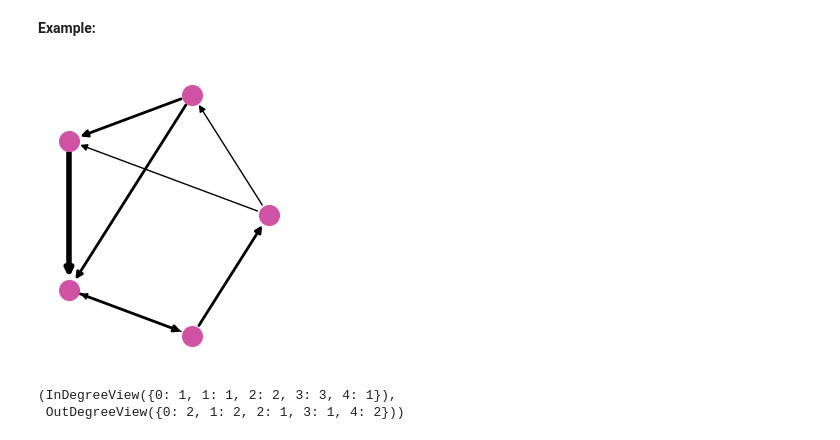
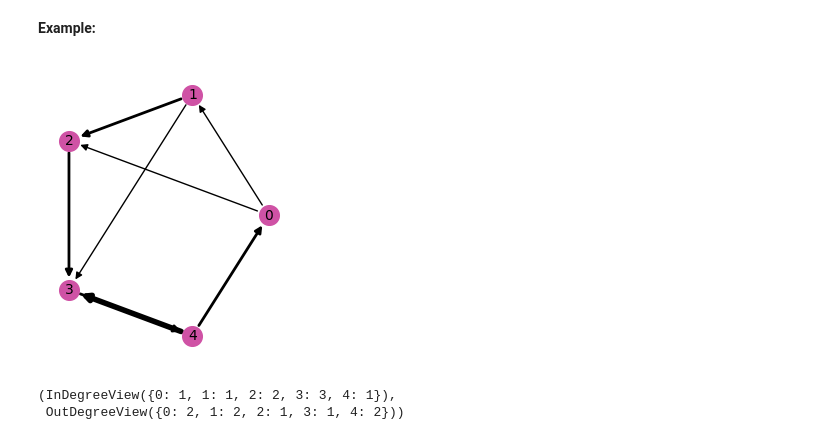
Before and after one commit to fum-cs/a4ds, a Jupyter notebook: _sources/nx/3_Extensions.ipynb, the cells around one changed output. Saved outputs shown, nothing was run; the diff lists cells and outputs as text; code cells hidden in the pictures.

```diff
--- a/_sources/nx/3_Extensions.ipynb
+++ b/_sources/nx/3_Extensions.ipynb
@@ -107,13 +107,18 @@ WD = nx.DiGraph()
 WD.add_nodes_from(node_labels)
 WD.add_weighted_edges_from(weighted_edges, weight='weight')
 # %%
-fig, axs = plt.subplots(figsize=(2.5,3), facecolor='w', nrows=1, ncols=1, constrained_layout=True)
+fig, axs = plt.subplots(figsize=(2.5, 3), facecolor='w', nrows=1, ncols=1, constrained_layout=True)
 pos = nx.layout.circular_layout(WD)
+
 nx.draw_networkx_nodes(WD, pos, node_color="#cf52a5", linewidths=1, ax=axs, node_size=200)
-nx.draw_networkx_edges(WD, pos, width=weight, ax=axs)
+edge_weights = {(u, v): w for (u, v), w in zip(edge_labels, weight)}
+widths = [edge_weights[(u, v)] for u, v in WD.edges()]
+nx.draw_networkx_edges(WD, pos, width=widths, ax=axs)
+nx.draw_networkx_labels(WD, pos, labels={n: str(n) for n in node_labels}, font_size=10, ax=axs)
+
 axs.axis('off');
 # %% [output]
-[figure, old version]
+[figure, new version]
 # %%
 WD.in_degree(), WD.out_degree()
 # %% [output]
```
Also changed, not shown: parts of 3 cells of this notebook, 7 other files.
